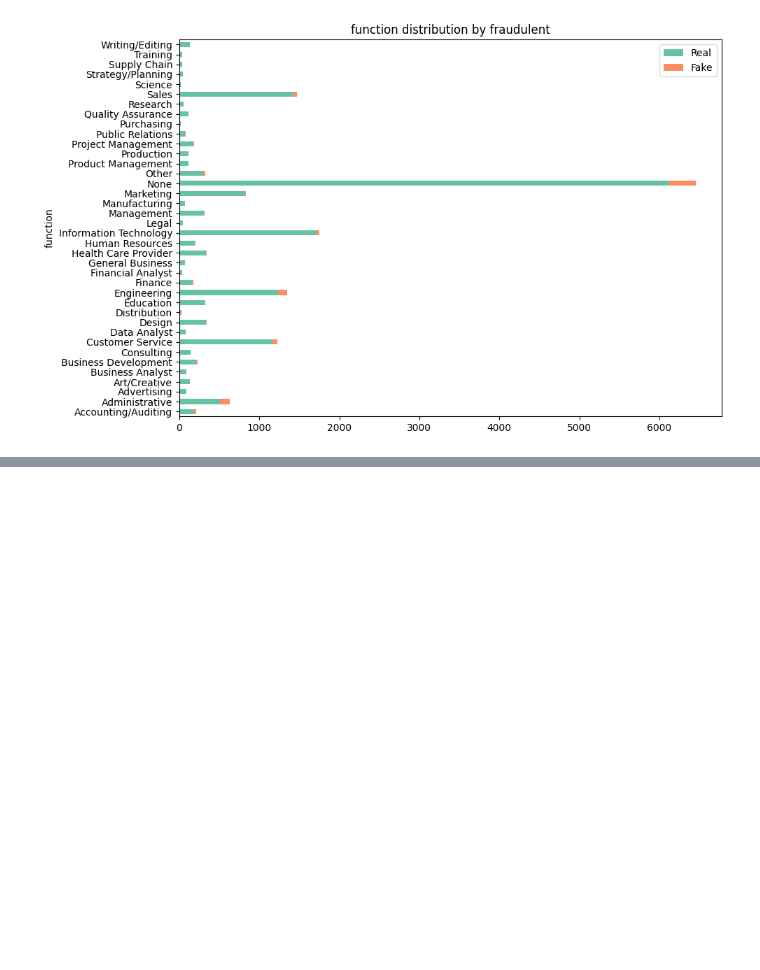
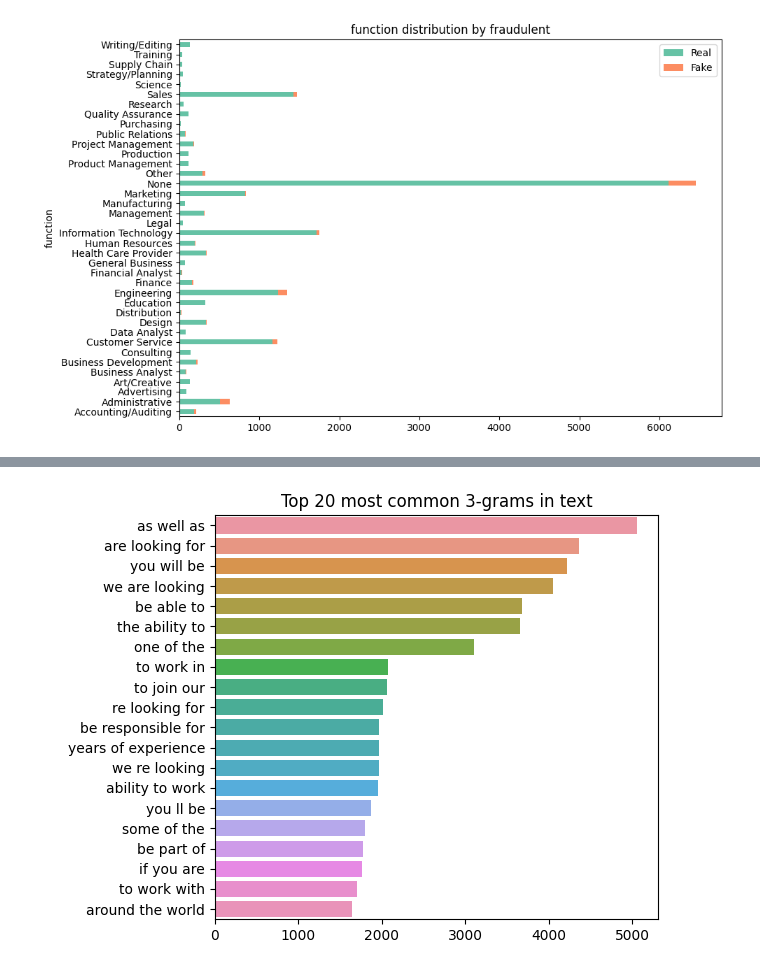
Before and after one commit to glistering96/BigDataAnalysis-HYU-IE, a Jupyter notebook: notebook/EDA_김원준.ipynb, the cells around one changed output, grey strips where cells are left out. Cells and saved outputs as stored; diff of their text form; code cells hidden in the pictures; blank space fills up the shorter version.

```diff
--- a/notebook/EDA_김원준.ipynb
+++ b/notebook/EDA_김원준.ipynb
@@ -333,0 +567,4 @@ cat_label_plot('function', replace_value('industry', cat_df, 0.0001), r1=0, r2=9
+# %%
+plot_top_k_with_n_gram(text, n=3, k=20)
+# %% [output]
+[figure, added]
```
Also changed, not shown: parts of 33 cells of this notebook.
